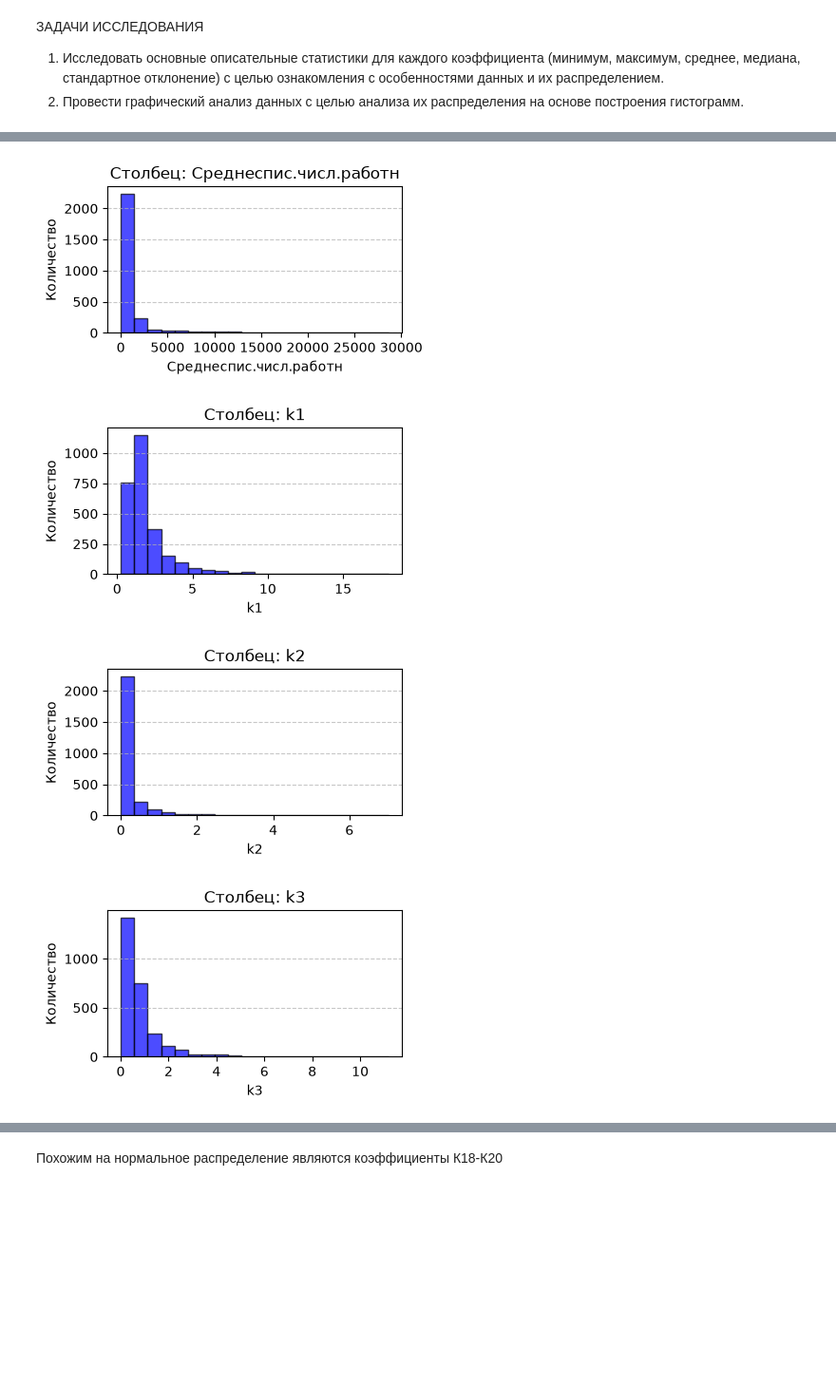
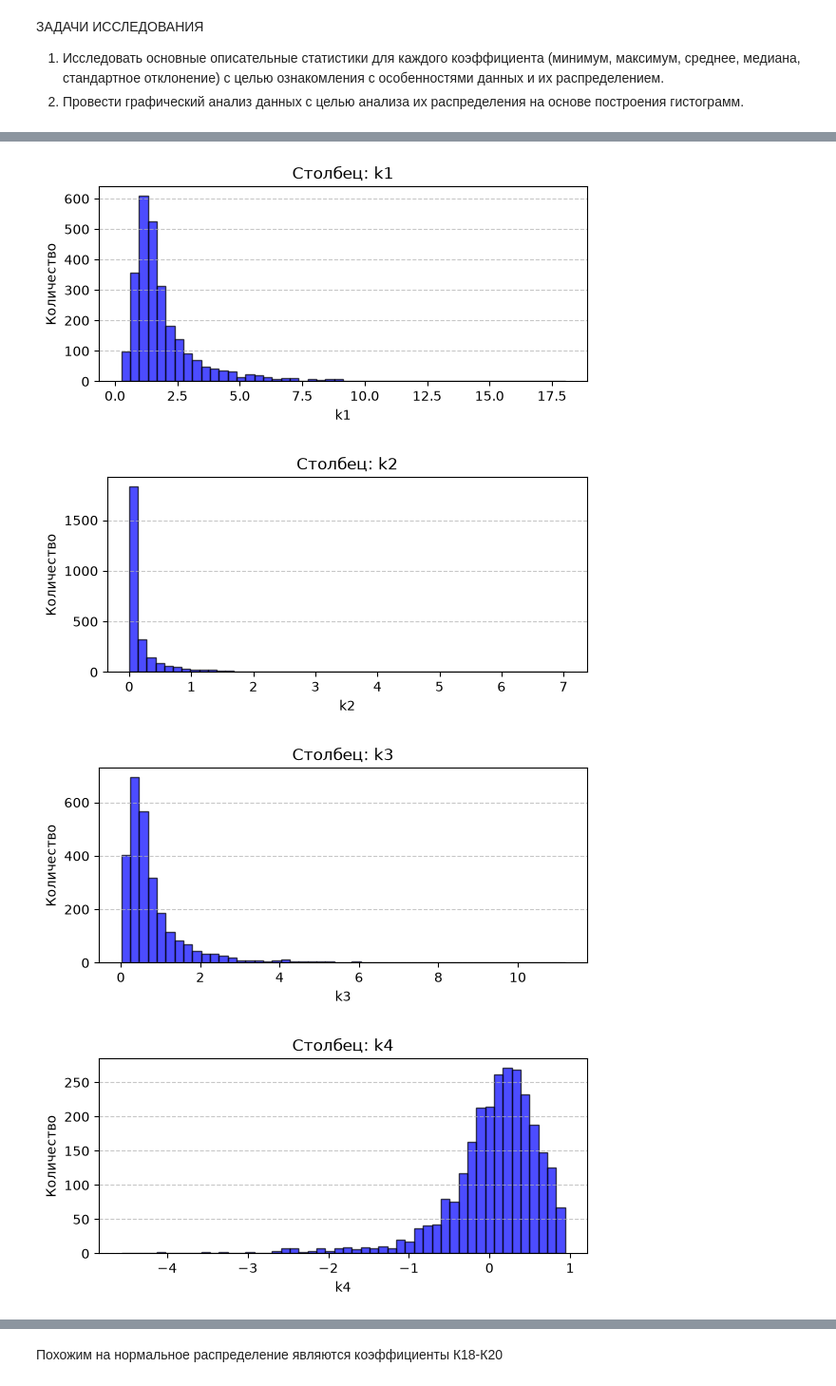
Before and after one commit to vaniiaaa/DAEFI, a Jupyter notebook: lab1_corr_analysis.ipynb, the cells around one changed output, grey strips where cells are left out. Shown at 95% size. Saved outputs shown, nothing was run; the diff lists cells and outputs as text; code cells hidden in the pictures; blank space fills up the shorter version.

```diff
--- a/lab1_corr_analysis.ipynb
+++ b/lab1_corr_analysis.ipynb
@@ -17,5 +23,7 @@ from sklearn.preprocessing import StandardScaler
 # %%
 df = pd.read_spss(r'.\data\data_lab1_start.sav')
 df.head(3)
-df.describe()
+print(df.describe())
+print(df.count())
+df.drop(columns=["Cреднеспис.числ.работн"], inplace = True)
 # %% [output]
@@ -32,15 +47,17 @@ df.describe()
 # %%
 num_cols = df.select_dtypes(include=['number']).columns
 for col in num_cols:
-    plt.figure(figsize=(4,2))
-    plt.hist(df[col].dropna(), bins=20, color='blue', edgecolor='black', alpha=0.7)
+    plt.figure(figsize=(6,3))
+    plt.hist(df[col].dropna(), bins=50, color='blue', edgecolor='black', alpha=0.7)
     plt.title(f"Столбец: {col}")
     plt.xlabel(col)
     plt.ylabel("Количество")
     plt.grid(axis='y', linestyle='--', alpha = 0.7)
+    plt.tight_layout()
+    plt.savefig(f'{outdir}/hist1_{col}.png')
     plt.show()
 # %% [output]
-[figure, old version]
+[figure, new version]
-[figure, old version]
+[figure, new version]
-[figure, old version]
+[figure, new version]
-[figure, old version]
+[figure, new version]
```
Also changed, not shown: parts of 10 cells of this notebook.
